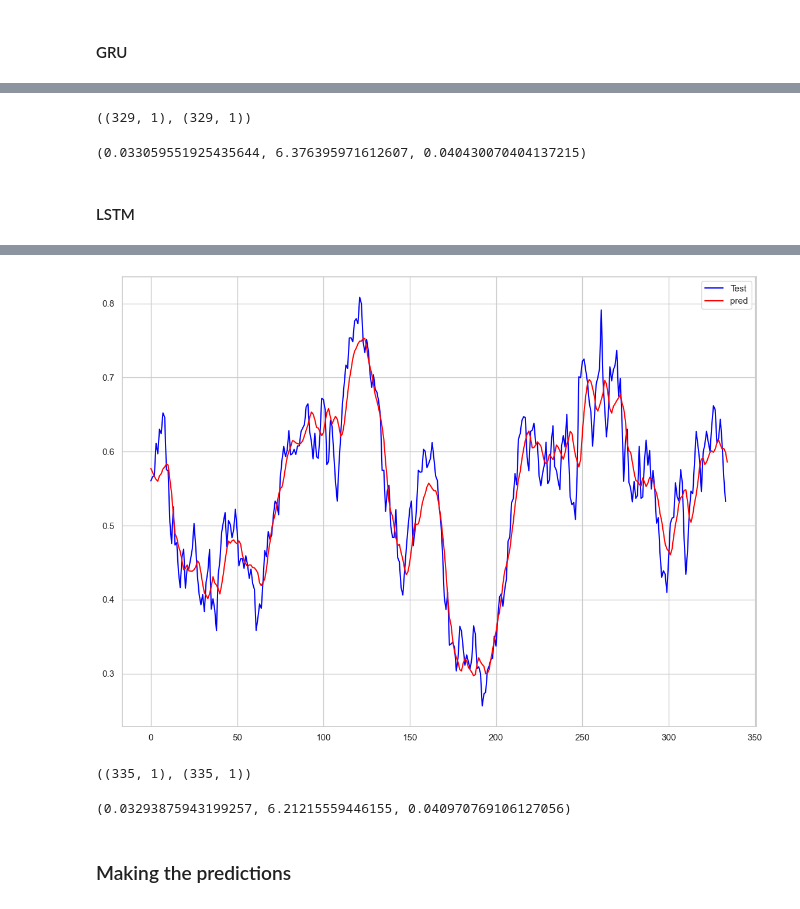
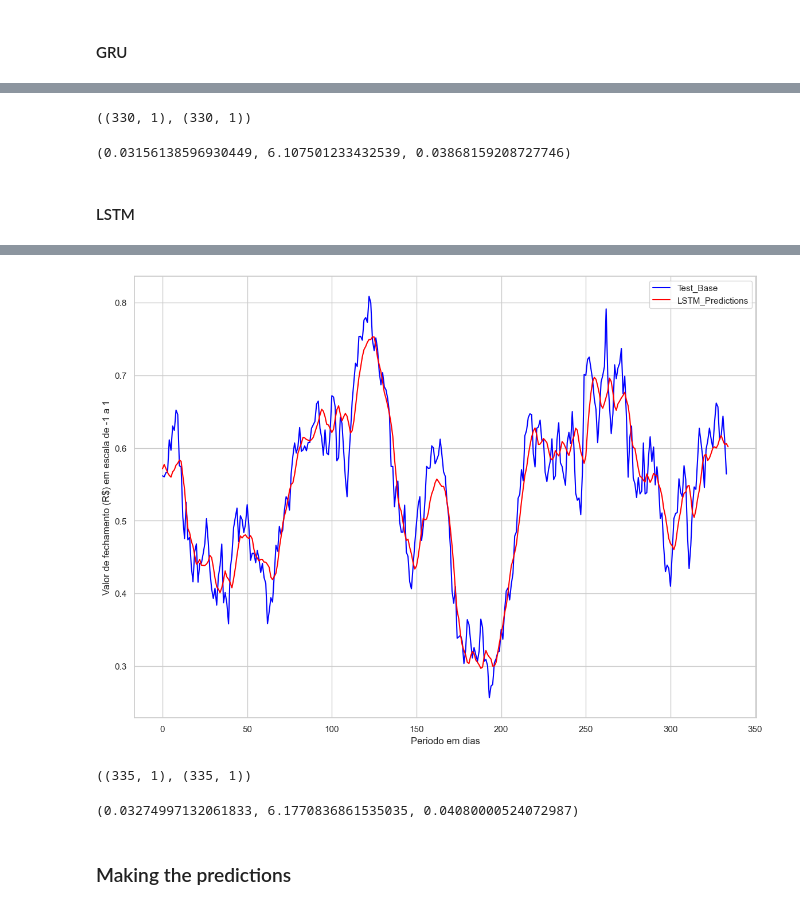
Before and after one commit to chermont04/Stock-Market-Index-Prediction, a Jupyter notebook: model/comparison_between_models.ipynb, the cells around one changed output, grey strips where cells are left out. Drawn from its saved outputs; the diff is of its cells as text; code cells hidden in the pictures.

Commit message:
comparing the lstm and gru models

```diff
--- a/model/comparison_between_models.ipynb
+++ b/model/comparison_between_models.ipynb
@@ -39,7 +39,7 @@ rcParams['figure.figsize'] = 14, 10
 import yfinance as yf
 ticket = yf.Ticker('BOVA11.SA')
 start = dt.datetime(2009, 1, 2) # First register data
-end = dt.datetime(dt.datetime.now().year,dt.datetime.now().month,dt.datetime.now().day - 1)
+end = dt.datetime(dt.datetime.now().year,dt.datetime.now().month,dt.datetime.now().day - 12)
 
 bova11 = ticket.history(interval= '1d', start = start, end = end).reset_index()
 bova11
@@ -247,14 +249,14 @@ plt.show()
 # %%
 y_test.shape, y_pred.shape
 # %% [output]
-((329, 1), (329, 1))
+((330, 1), (330, 1))
 # %%
 y_test = y_test[:-1]
 y_pred = y_pred[:-1]
 # %%
 MAE(y_test,y_pred), MAPE(y_test, y_pred), RMSE(y_test, y_pred)
 # %% [output]
-(0.033059551925435644, 6.376395971612607, 0.040430070404137215)
+(0.03156138596930449, 6.107501233432539, 0.03868159208727746)
 # %% [markdown]
 #### LSTM
 # %%
@@ -282,8 +284,10 @@ y_train, y_test = y[:splitlimit], y[splitlimit+1:]
 # %%
 y_pred = model_lstm.predict(x_test)
 
-plt.plot(y_test, color = 'blue', label = 'Test')
-plt.plot(y_pred, color = 'red', label = 'pred')
+plt.plot(y_test, color = 'blue', label = 'Test_Base')
+plt.plot(y_pred, color = 'red', label = 'LSTM_Predictions')
+plt.xlabel('Periodo em dias')
+plt.ylabel('Valor de fechamento (R$) em escala de -1 a 1')
 plt.legend()
 plt.show()
 # %% [output]
@@ -291,4 +295,4 @@ plt.show()
-[figure, old version]
+[figure, new version]
 # %%
 y_test.shape, y_pred.shape
 # %% [output]
@@ -299,7 +303,7 @@ y_pred = y_pred[:-1]
 # %%
 MAE(y_test,y_pred), MAPE(y_test, y_pred), RMSE(y_test, y_pred)
 # %% [output]
-(0.03293875943199257, 6.21215559446155, 0.040970769106127056)
+(0.03274997132061833, 6.1770836861535035, 0.04080000524072987)
 # %% [markdown]
 ### Making the predictions
 # %%
```
Also changed, not shown: parts of 22 cells of this notebook.
